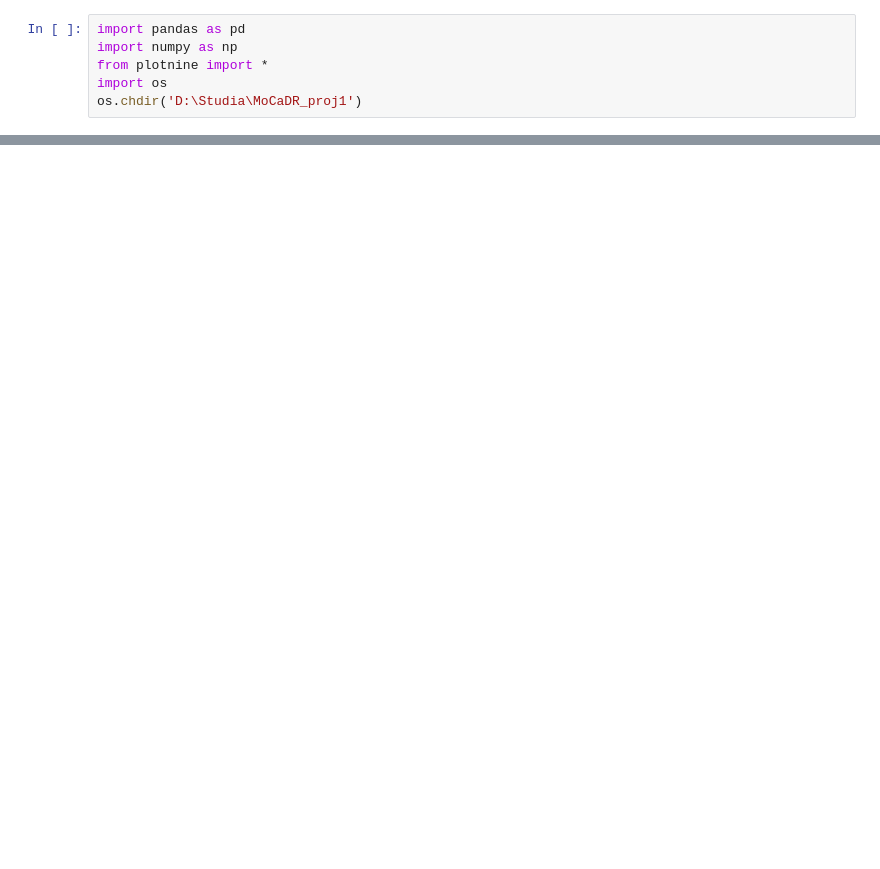
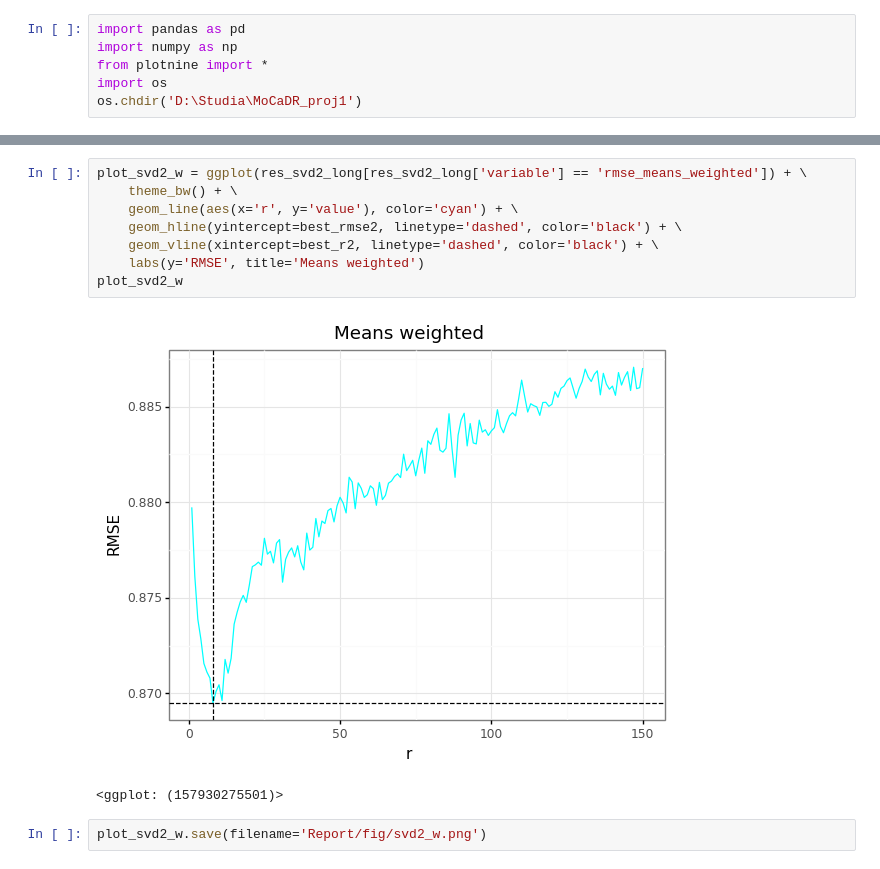
Before and after one commit to dmika1234/MoCaDR_proj1, a Jupyter notebook: src/presenting_results.ipynb, the cells around one changed output, grey strips where cells are left out. Cells and saved outputs as stored; diff of their text form; blank space fills up the shorter version.

```diff
--- a/src/presenting_results.ipynb
+++ b/src/presenting_results.ipynb
@@ -24,0 +66,13 @@ ggplot(res_svd1_long[res_svd1_long['variable'] == 'rmse_means_weighted']) + \
+# %%
+plot_svd2_w = ggplot(res_svd2_long[res_svd2_long['variable'] == 'rmse_means_weighted']) + \
+    theme_bw() + \
+    geom_line(aes(x='r', y='value'), color='cyan') + \
+    geom_hline(yintercept=best_rmse2, linetype='dashed', color='black') + \
+    geom_vline(xintercept=best_r2, linetype='dashed', color='black') + \
+    labs(y='RMSE', title='Means weighted')
+plot_svd2_w
+# %% [output]
+[figure, added]
+<ggplot: (157930275501)>
+# %%
+plot_svd2_w.save(filename='Report/fig/svd2_w.png')
```
Also changed, not shown: parts of 16 cells of this notebook, 12 other files.
